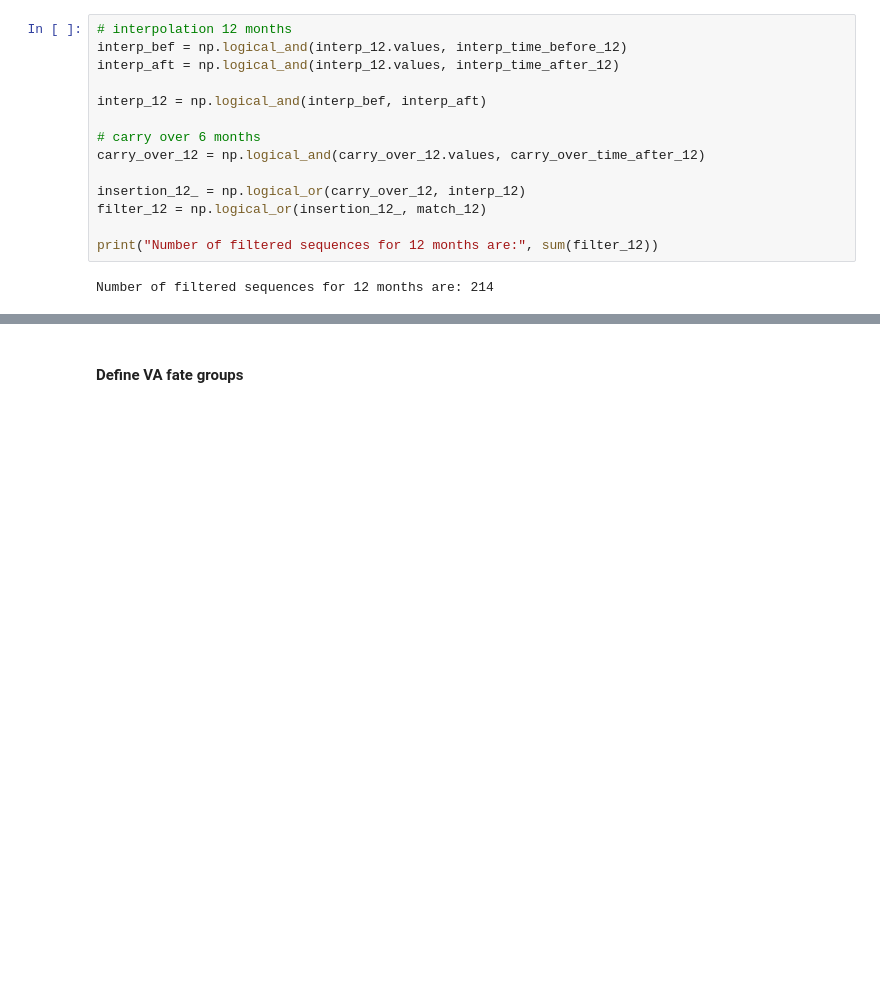
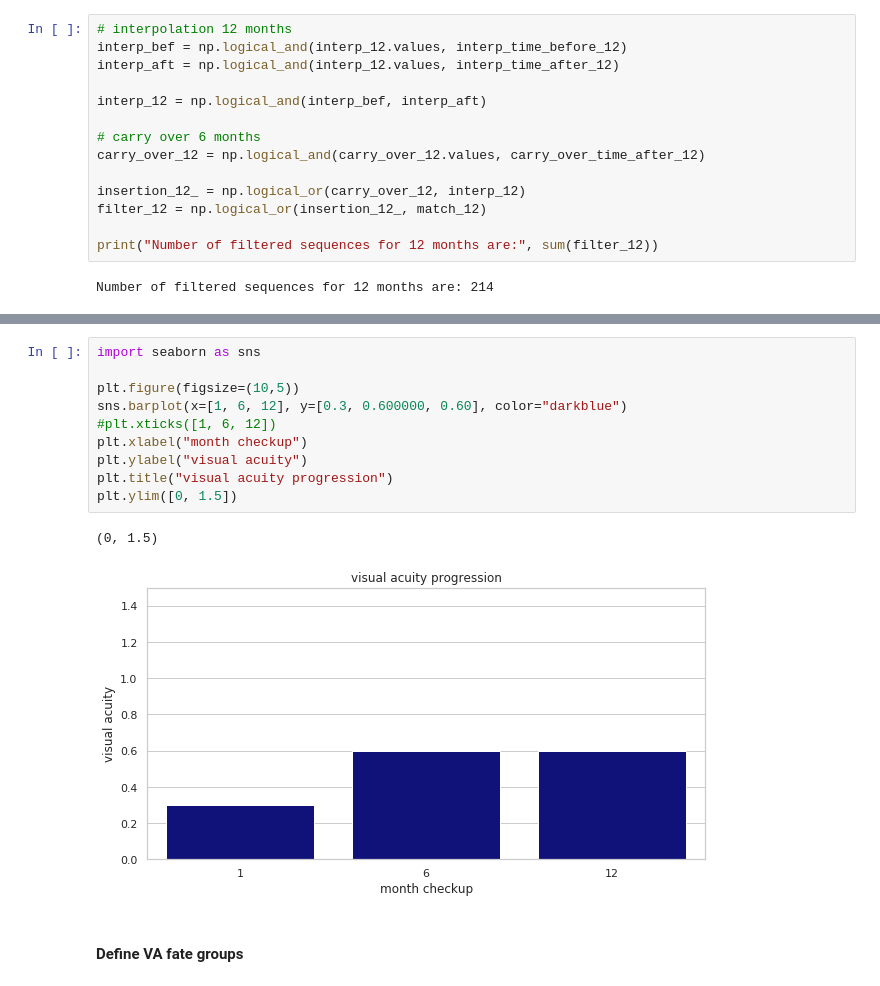
Before and after one commit to theislab/LODE, a Jupyter notebook: feature_statistics/notebooks/0_2_time_series_1-3-6-12-24-months.ipynb, the cells around one changed output, grey strips where cells are left out. Drawn from its saved outputs; the diff is of its cells as text; blank space fills up the shorter version.

```diff
--- a/feature_statistics/notebooks/0_2_time_series_1-3-6-12-24-months.ipynb
+++ b/feature_statistics/notebooks/0_2_time_series_1-3-6-12-24-months.ipynb
@@ -224,3 +275,16 @@ Number of filtered sequences for 12 months are: 214
+# %%
+import seaborn as sns
+
+plt.figure(figsize=(10,5))
+sns.barplot(x=[1, 6, 12], y=[0.3, 0.600000, 0.60], color="darkblue")
+#plt.xticks([1, 6, 12])
+plt.xlabel("month checkup")
+plt.ylabel("visual acuity")
+plt.title("visual acuity progression")
+plt.ylim([0, 1.5])
+# %% [output]
+(0, 1.5)
+[figure, added]
 # %% [markdown]
 #### Define VA fate groups
 # %%
```
Also changed, not shown: parts of 17 cells of this notebook, 7 other files.
